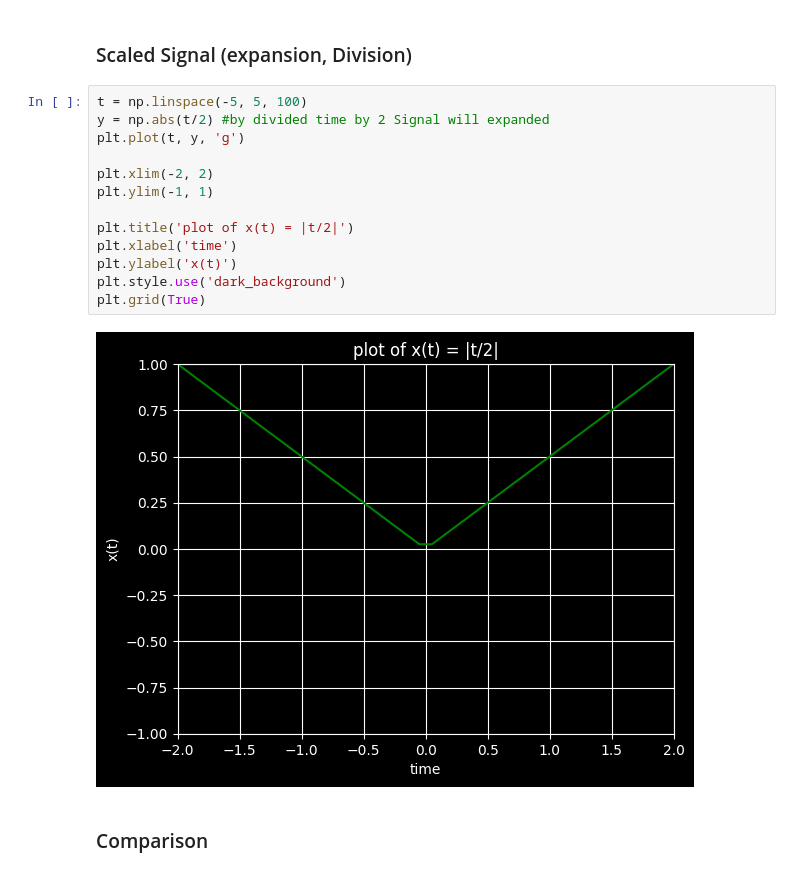
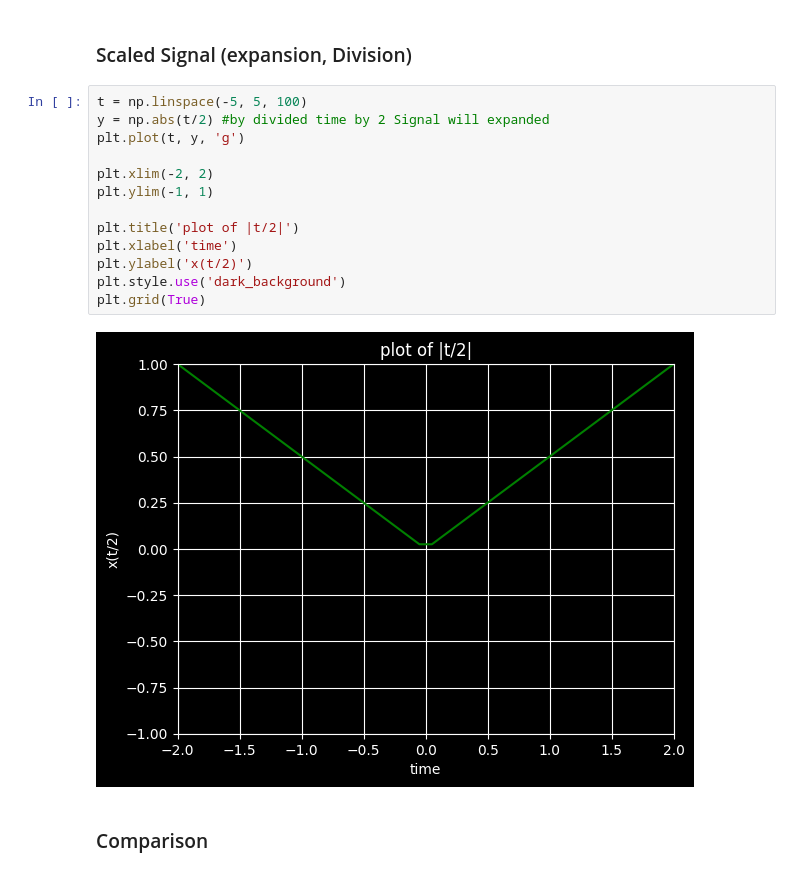
Before and after one commit to KhoshfekrMH/Dr.Ghasemian-s-Signal-Processing-Signal-Plots-with-Jupyter, a Jupyter notebook: Chapter-1/Transform the independent variable/Scaling-Ex1.ipynb, the cells around one changed output. Drawn from its saved outputs; the diff is of its cells as text.

```diff
--- a/Chapter-1/Transform the independent variable/Scaling-Ex1.ipynb
+++ b/Chapter-1/Transform the independent variable/Scaling-Ex1.ipynb
@@ -40,18 +40,18 @@ plt.grid(True)
 # %%
 t = np.linspace(-5, 5, 100)
 y = np.abs(t/2) #by divided time by 2 Signal will expanded
 plt.plot(t, y, 'g')
 
 plt.xlim(-2, 2)
 plt.ylim(-1, 1)
 
-plt.title('plot of x(t) = |t/2|')
+plt.title('plot of |t/2|')
 plt.xlabel('time')
-plt.ylabel('x(t)')
+plt.ylabel('x(t/2)')
 plt.style.use('dark_background')
 plt.grid(True)
 # %% [output]
-[figure, old version]
+[figure, new version]
 # %% [markdown]
 ### Comparison
 # %%
```
Also changed, not shown: parts of 3 cells of this notebook, 2 other files.
